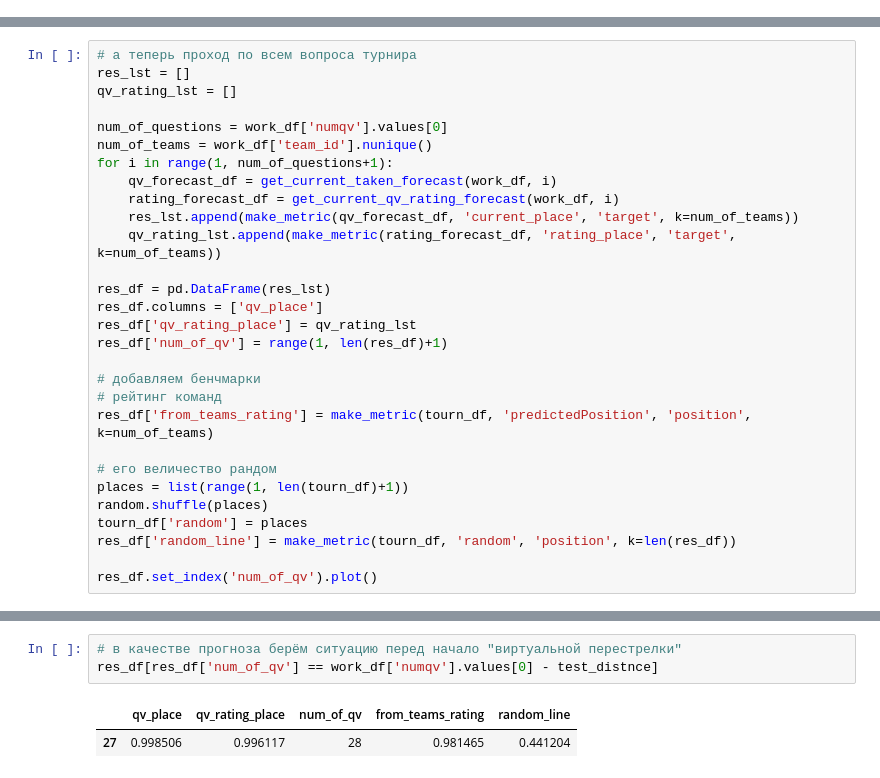
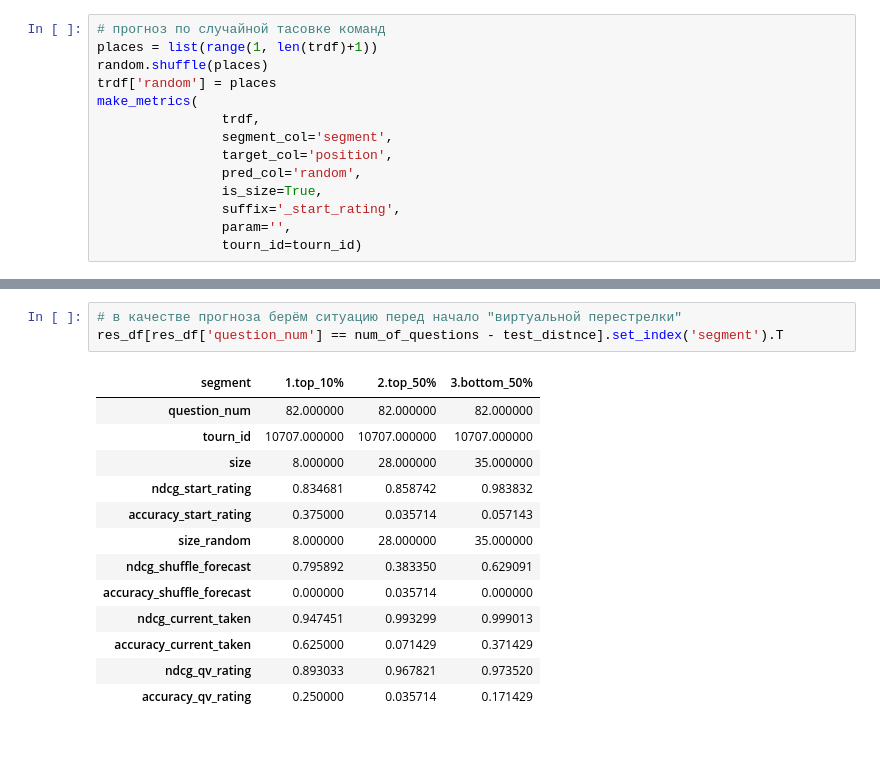
Before and after one commit to rosolimo212/chgk_results, a Jupyter notebook: per.ipynb, the cells around one changed output, grey strips where cells are left out. Drawn from its saved outputs; the diff is of its cells as text; blank space fills up the shorter version.

```diff
--- a/per.ipynb
+++ b/per.ipynb
@@ -108,0 +262,14 @@ work_df['qv_result'] = work_df['qv_result'].astype('int')
+# %%
+# прогноз по случайной тасовке команд
+places = list(range(1, len(trdf)+1))
+random.shuffle(places)
+trdf['random'] = places
+make_metrics(
+                trdf,
+                segment_col='segment',
+                target_col='position',
+                pred_col='random',
+                is_size=True,
+                suffix='_start_rating',
+                param='',
+                tourn_id=tourn_id)
@@ -145,29 +339,0 @@ make_metric(metric_test_df, 'target', 'random', k=n)
-# %%
-# а теперь проход по всем вопроса турнира
-res_lst = []
-qv_rating_lst = []
-
-num_of_questions = work_df['numqv'].values[0]
-num_of_teams = work_df['team_id'].nunique()
-for i in range(1, num_of_questions+1):
-    qv_forecast_df = get_current_taken_forecast(work_df, i)
-    rating_forecast_df = get_current_qv_rating_forecast(work_df, i)
-    res_lst.append(make_metric(qv_forecast_df, 'current_place', 'target', k=num_of_teams))
-    qv_rating_lst.append(make_metric(rating_forecast_df, 'rating_place', 'target', k=num_of_teams))
-
-res_df = pd.DataFrame(res_lst)
-res_df.columns = ['qv_place']
-res_df['qv_rating_place'] = qv_rating_lst
-res_df['num_of_qv'] = range(1, len(res_df)+1)
-
-# добавляем бенчмарки
-# рейтинг команд
-res_df['from_teams_rating'] = make_metric(tourn_df, 'predictedPosition', 'position', k=num_of_teams)
-
-# его величество рандом
-places = list(range(1, len(tourn_df)+1))
-random.shuffle(places)
-tourn_df['random'] = places
-res_df['random_line'] = make_metric(tourn_df, 'random', 'position', k=len(res_df))
-
-res_df.set_index('num_of_qv').plot()
@@ -177,6 +364,17 @@ res_df.set_index('num_of_qv').plot()
 # %%
 # в качестве прогноза берём ситуацию перед начало "виртуальной перестрелки"
-res_df[res_df['num_of_qv'] == work_df['numqv'].values[0] - test_distnce]
+res_df[res_df['question_num'] == num_of_questions - test_distnce].set_index('segment').T
 # %% [output]
-|  | qv_place | qv_rating_place | num_of_qv | from_teams_rating | random_line |
-| 27 | 0.998506 | 0.996117 | 28 | 0.981465 | 0.441204 |
+| segment | 1.top_10% | 2.top_50% | 3.bottom_50% |
+| question_num | 82.000000 | 82.000000 | 82.000000 |
+| tourn_id | 10707.000000 | 10707.000000 | 10707.000000 |
+| size | 8.000000 | 28.000000 | 35.000000 |
+| ndcg_start_rating | 0.834681 | 0.858742 | 0.983832 |
+| accuracy_start_rating | 0.375000 | 0.035714 | 0.057143 |
+| size_random | 8.000000 | 28.000000 | 35.000000 |
+| ndcg_shuffle_forecast | 0.795892 | 0.383350 | 0.629091 |
+| accuracy_shuffle_forecast | 0.000000 | 0.035714 | 0.000000 |
+| ndcg_current_taken | 0.947451 | 0.993299 | 0.999013 |
+| accuracy_current_taken | 0.625000 | 0.071429 | 0.371429 |
+| ndcg_qv_rating | 0.893033 | 0.967821 | 0.973520 |
+| accuracy_qv_rating | 0.250000 | 0.035714 | 0.171429 |
```
Also changed, not shown: parts of 23 cells of this notebook.
